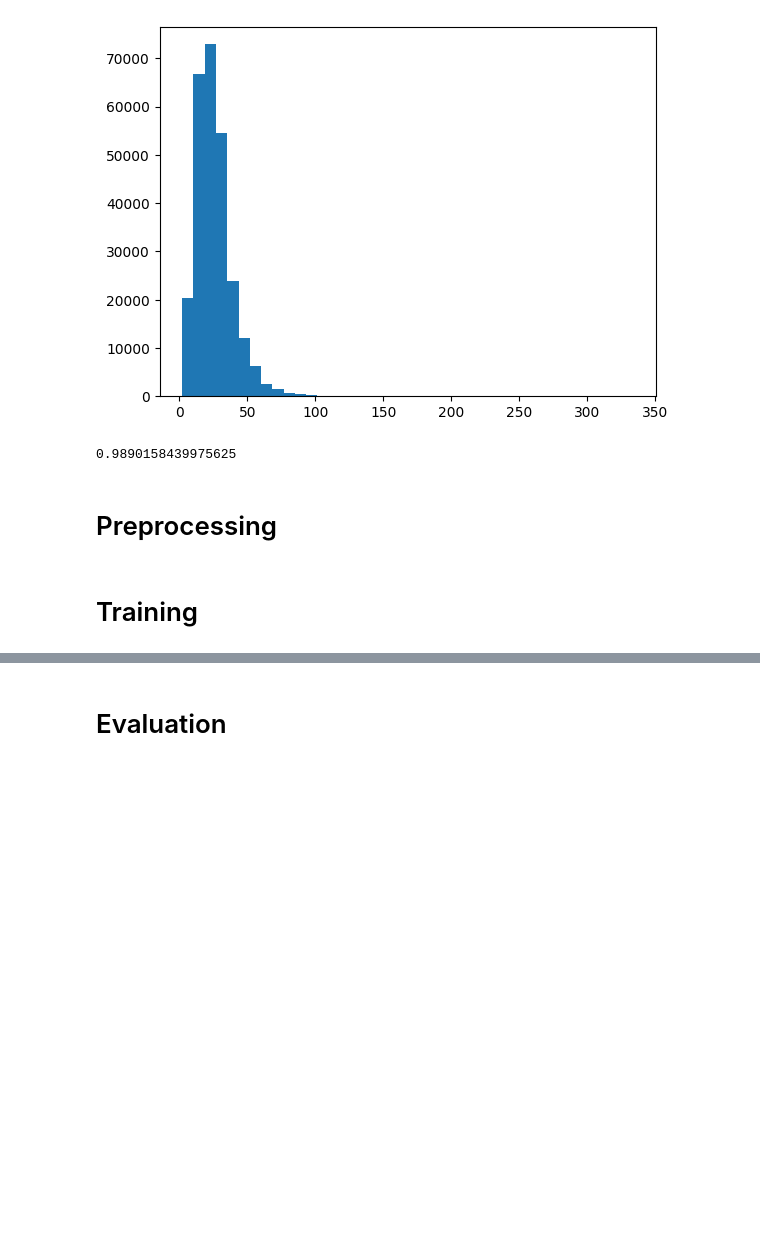
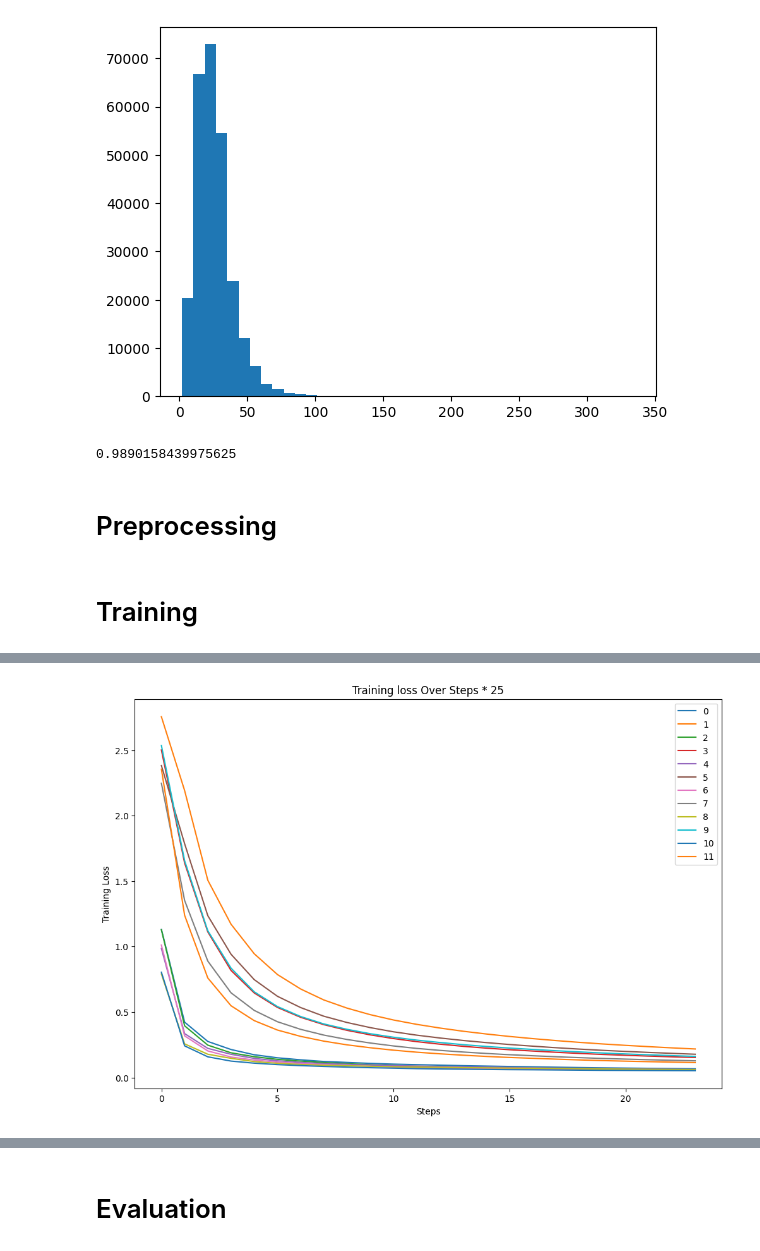
Before and after one commit to nicher92/rise_test_repo, a Jupyter notebook: rise.ipynb, the cells around one changed output, grey strips where cells are left out. Drawn from its saved outputs; the diff is of its cells as text; code cells hidden in the pictures; blank space fills up the shorter version.

```diff
--- a/rise.ipynb
+++ b/rise.ipynb
@@ -86,6 +88,9 @@ stoi = {
 
 
 itos = {value:key for key,value in stoi.items()}
+
+LABEL_MAPPING = {1: 1, 2: 2, 3: 3, 4: 4, 5: 5, 6: 6, 7: 7, 8: 8, 13: 9, 14: 10}
+INVERSE_LABEL_MAPPING = {v: k for k, v in LABEL_MAPPING.items()}
 # %% [markdown]
 ### Plotting
 # %%
@@ -198,8 +215,8 @@ def to_tensor_dataset(data, labels):
 
 
 def label_fix(labels):
-    # Input is a nested list of labels
-    return [[x if x in [1,2,3,4,5,6,7,8,13,14] else 0 for x in sublist] for sublist in labels]
+    # Input is a nested list of labels => mapped allowed labels
+    return [[LABEL_MAPPING.get(x, 0) for x in sublist] for sublist in labels]
 
 
 
@@ -210,6 +227,8 @@ def prepare_data(dataset, splitname, all_labels, max_length=70):
     splitname = splitname
     sents = dataset[splitname]["tokens"]
     labels = dataset[splitname]["ner_tags"]
+    label_mapping = None
+    inverse_label_mapping = None
 
     # Change labels if all_labels = False
     # A bit slow - would be faster with tensor operations
@@ -241,7 +260,7 @@ def prepare_data(dataset, splitname, all_labels, max_length=70):
 
 
 
-all_labels = True
+all_labels = False
 
 # Tokenizes, aligns labels and turns to torch tensors
 
@@ -250,20 +269,3 @@ evaluation_dataset = prepare_data(dataset_eng, "validation", all_labels)
 testing_dataset = prepare_data(dataset_eng, "test", all_labels)
 # %% [markdown]
 # Training
-# %%
-
-# If not all labels, num labels = 11, 2*5 for B and I, + 1 for O
-# Else its the length of the label dataset
-
-if not all_labels:
-    num_labels = 11
-else:
-    num_labels = len(itos)
-
-
-
-# The model probably doesnt need to be more complicated than this, the context is usually very short
-model = BertForTokenClassification.from_pretrained("bert-base-cased",
-                                                   num_labels=num_labels,
-                                                   vocab_size=tokenizer.vocab_size,
-                                                   ignore_mismatched_sizes=True).to(device)
@@ -494 +587,18 @@ plt.show()
+# %%
+
+plt.figure(figsize=(12,8))
+for res in all_results:
+    every_10th_value = res[1][::5]
+    label = res[3]
+    plt.plot(every_10th_value, label=label)
+
+plt.xlabel('Steps')
+plt.ylabel('Training Loss')
+plt.title('Training loss Over Steps * 25')
+plt.legend()
+plt.show()
+
+# Results differ a bit based on warmup steps or not
+# %% [output]
+[figure, added]
 # %%
```
Also changed, not shown: parts of 25 cells of this notebook, 9 other files.
